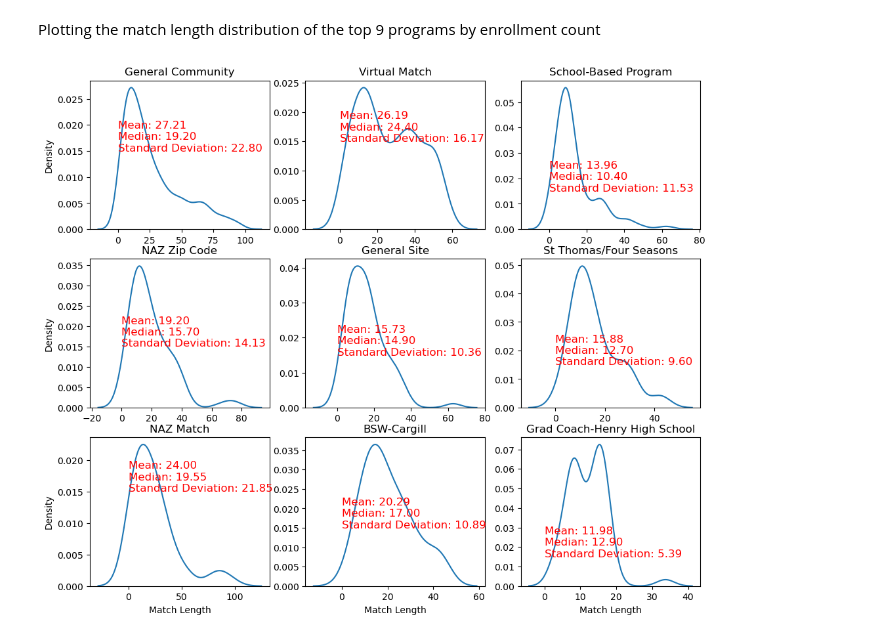
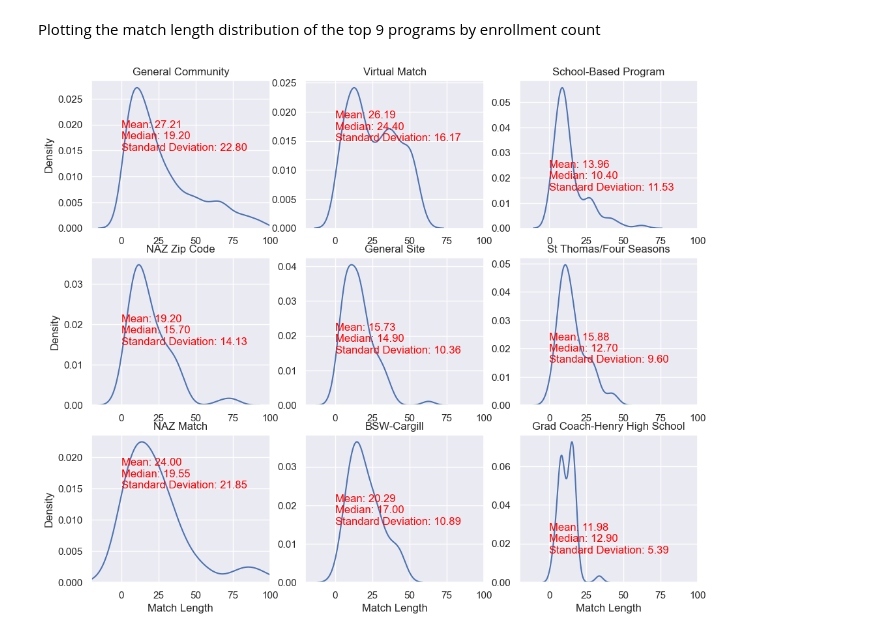
Before and after one commit to wgraysonp/sett-theorists-minne-analytics, a Jupyter notebook: novice.ipynb, the cells around one changed output. Drawn from its saved outputs; the diff is of its cells as text; code cells hidden in the pictures.

```diff
--- a/novice.ipynb
+++ b/novice.ipynb
@@ -3,6 +3,7 @@ import pandas as pd
 import seaborn as sns
 import numpy as np
 import matplotlib.pyplot as plt
+sns.set_theme()
 # %%
 df = pd.read_excel('data/Training.xlsx', parse_dates=['Completion Date', 'Match Activation Date'])
 # %%
@@ -80,22 +81,23 @@ Plotting the match length distribution of the top 9 programs by enrollment count
 # %%
 fig, ax = plt.subplots(3,3, figsize=(12,10))
 top_programs = df_static[df_static['Program'].notna()]['Program'].value_counts().index[:9].to_list()
 
 for i in range(3):
     for j in range(3):
         p = top_programs.pop(0)
         sns.kdeplot(data=df_static[df_static['Program'] == p], x='Match Length', ax=ax[i, j])
         mean_match = df_static[df_static['Program'] == p]['Match Length'].mean()
         median_match = df_static[df_static['Program'] == p]['Match Length'].median()
         std_match = df_static[df_static['Program'] == p]['Match Length'].std()
 
         s = f"Mean: {mean_match:.2f}\nMedian: {median_match:.2f}\nStandard Deviation: {std_match:.2f}"
         ax[i, j].text(x=0, y=0.015, s=s, fontsize=12, color='red')
+        ax[i, j].set_xlim(-20, 100)
         if i in [0, 1]:
             ax[i,j].set_xlabel(None)
         if j in [1, 2]:
             ax[i, j].set_ylabel(None)
         ax[i, j].set_title(f'{p}')
 plt.show()
 # %% [output]
-[figure, old version]
+[figure, new version]
```
Also changed, not shown: parts of 51 cells of this notebook, 1 other file.
